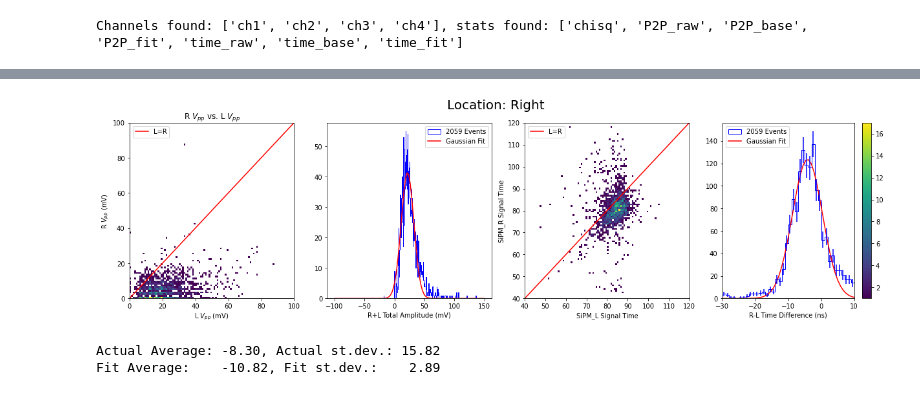
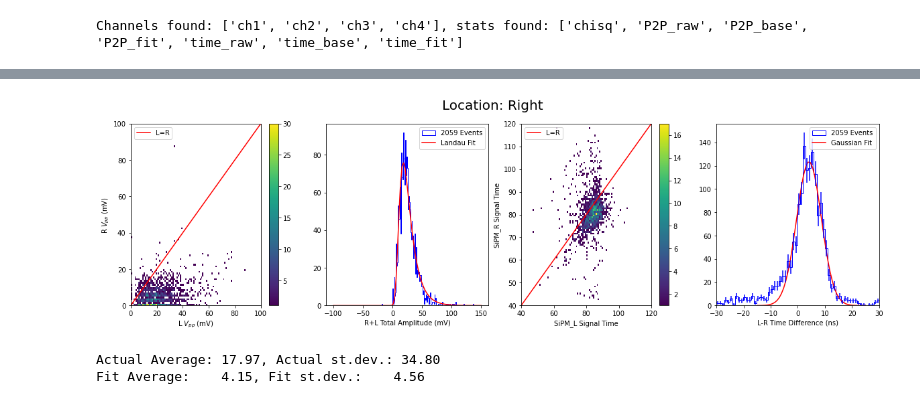
Before and after one commit to peckalec/SiPM-Studies, a Jupyter notebook: SingleBarCosmics.ipynb, the cells around one changed output, grey strips where cells are left out. Drawn from its saved outputs; the diff is of its cells as text; code cells hidden in the pictures.

```diff
--- a/SingleBarCosmics.ipynb
+++ b/SingleBarCosmics.ipynb
@@ -200,61 +199,51 @@ Fit Average:    5.09, Fit st.dev.:    3.26
 # %%
-dfcut = df174.query("ch4_time_fit >= 0 & ch3_time_fit >= 0")
+df174cut = df174.query("ch4_time_fit >= 0 & ch3_time_fit >= 0")
+fig,ax = plt.subplots(1,4,figsize=(20,5))
+fig.suptitle("Location: Right", fontsize=20)
+binresolution = 1
+bincount = int(np.floor( (max(df174cut.ch4_time_fit-df174cut.ch3_time_fit)-min(df174cut.ch4_time_fit-df174cut.ch3_time_fit))/binresolution ))
 
-fig,ax = plt.subplots(1,4,figsize=(21,5))
-
-ax[0].set_title("R $V_{pp}$ vs. L $V_{pp}$")
 ax[0].set_xlabel("L $V_{pp}$ (mV)")
 ax[0].set_ylabel("R $V_{pp}$ (mV)")
-AmpImage = ax[0].hist2d(dfcut.ch3_P2P_fit,dfcut.ch4_P2P_fit,bins=(100,100),cmin=1,label=f"{len(dfcut.ch4_time_fit)} Events",range=[[0, 100], [0, 100]])
+AmpImage = ax[0].hist2d(df174cut.ch3_P2P_fit,df174cut.ch4_P2P_fit,bins=(100,100),cmin=1,label=f"{len(df174cut.ch4_time_fit)} Events",range=[[0, 100], [0, 100]])
 ax[0].plot(np.linspace(0,100,2),np.linspace(0,100,2),color="red",label="L=R")
+fig.colorbar(AmpImage[-1],ax=ax[0])
 ax[0].legend()
 
 ax[1].set_xlabel("R+L Total Amplitude (mV)")
-ampcounts,ampbins,ampbars = ax[1].hist(dfcut.ch4_P2P_fit+dfcut.ch3_P2P_fit,bincount,color="b", label=f"{len(dfcut.ch4_time_fit)} Events",histtype="step",range=[-50,150])
+ampcounts,ampbins,ampbars = ax[1].hist(df174cut.ch4_P2P_fit+df174cut.ch3_P2P_fit,bincount,color="b", label=f"{len(df174cut.ch4_time_fit)} Events",histtype="step",range=[-50,150])
 ampcenters = ampbins[:-1]/2+ampbins[1:]/2
+coeff, covar = curve_fit(Landau, ampcenters, ampcounts,p0=(50,50,140))
+ax[1].plot(np.linspace(-100,150,100),Landau(np.linspace(-100,150,100),*coeff),label="Landau Fit",color="r")
+ax[1].legend()
 
-
-coeff, covar = curve_fit(gaus, ampcenters, ampcounts)
-#ax[0].plot(np.linspace(gausstart,gausstop,50),gaus(np.linspace(gausstart,gausstop,50),*coeff),label="Gaussian Fit")
-
-ax[1].plot(np.linspace(-100,150,100),gaus(np.linspace(-100,150,100),*coeff),label="Gaussian Fit",color="r")
-ax[1].legend()
-TimeImage = ax[2].hist2d(dfcut.ch3_time_fit,dfcut.ch4_time_fit,bins=(100,100),cmin=1,label=f"{len(dfcut.ch4_time_fit)} Events",range=[[40, 120], [40, 120]])
-
-fig.suptitle("Location: Right", fontsize=20)
-
-fig.colorbar(TimeImage[-1])
-mintime = min(min(dfcut.ch4_time_fit),min(dfcut.ch3_time_fit))
-maxtime = max(max(dfcut.ch4_time_fit),max(dfcut.ch3_time_fit))
-ax[2].plot(np.linspace(mintime,maxtime,2),np.linspace(mintime,maxtime,2),color="red",label="L=R")
 ax[2].set_xlabel("SiPM_L Signal Time")
 ax[2].set_ylabel("SiPM_R Signal Time")
+TimeImage = ax[2].hist2d(df174cut.ch3_time_fit,df174cut.ch4_time_fit,bins=(100,100),cmin=1,label=f"{len(df174cut.ch4_time_fit)} Events",range=[[40, 120], [40, 120]])
+mintime = min(min(df174cut.ch4_time_fit),min(df174cut.ch3_time_fit))
+maxtime = max(max(df174cut.ch4_time_fit),max(df174cut.ch3_time_fit))
+fig.colorbar(TimeImage[-1],ax=ax[2])
+ax[2].plot(np.linspace(mintime,maxtime,2),np.linspace(mintime,maxtime,2),color="red",label="L=R")
 ax[2].legend()
 
-binresolution = 1
-bincount = int(np.floor( (max(dfcut.ch4_time_fit-dfcut.ch3_time_fit)-min(dfcut.ch4_time_fit-dfcut.ch3_time_fit))/binresolution ))
-gausstart,gausstop = (-30,10)
+ax[3].set_xlabel("L-R Time Difference (ns)")
+timecounts,timebins,bars = ax[3].hist(df174cut.ch3_time_fit-df174cut.ch4_time_fit,bincount,color="b", label=f"{len(df174cut.ch4_time_fit)} Events",histtype="step")
+timecenters = timebins[:-1]/2+timebins[1:]/2
+coeff, covar = curve_fit(gaus, timecenters, timecounts)
+gausstart,gausstop = (-15,25)
+ax[3].plot(np.linspace(gausstart,gausstop,50),gaus(np.linspace(gausstart,gausstop,50),*coeff),label="Gaussian Fit",color="r")
+ax[3].set_xlim(-30,30)
+ax[3].errorbar(timecenters, timecounts, yerr=np.sqrt(timecounts),color="b",linestyle="None")
+ax[3].legend()
 
-zoomcounts,zoombins,bars = ax[3].hist(dfcut.ch4_time_fit-dfcut.ch3_time_fit,bincount,color="b", label=f"{len(dfcut.ch4_time_fit)} Events",histtype="step")
-zoomcenters = zoombins[:-1]/2+zoombins[1:]/2
-coeff, covar = curve_fit(gaus, zoomcenters, zoomcounts)
-ax[3].plot(np.linspace(gausstart,gausstop,50),gaus(np.linspace(gausstart,gausstop,50),*coeff),label="Gaussian Fit",color="r")
-ax[3].set_xlabel("R-L Time Difference (ns)")
-ax[3].errorbar(zoomcenters, zoomcounts, yerr=np.sqrt(zoomcounts),color="b",linestyle="None")
+plt.show()
+avg = sum(timecenters*timecounts)/sum(timecounts)
+stdev = np.sqrt(sum((timecenters-avg)**2*timecounts)/sum(timecounts))
 
-ax[3].legend()
-ax[3].set_xlim(gausstart,gausstop)
-plt.show()
-
-avg = sum(bincenters*count)/sum(count)
-stdev = np.sqrt(sum((bincenters-avg)**2*count)/sum(count))
-
-
-coeff, covar = curve_fit(gaus, bincenters, count)
 print(f"Actual Average: {avg:.2f}, Actual st.dev.: {stdev:.2f}")
 print(f"Fit Average:    {coeff[1]:.2f}, Fit st.dev.:    {coeff[2]:.2f}")
 # %% [output]
-[figure, old version]
+[figure, new version]
-Actual Average: -8.30, Actual st.dev.: 15.82
-Fit Average:    -10.82, Fit st.dev.:    2.89
+Actual Average: 17.97, Actual st.dev.: 34.80
+Fit Average:    4.15, Fit st.dev.:    4.56
 # %%
```
Also changed, not shown: parts of 11 cells of this notebook.
